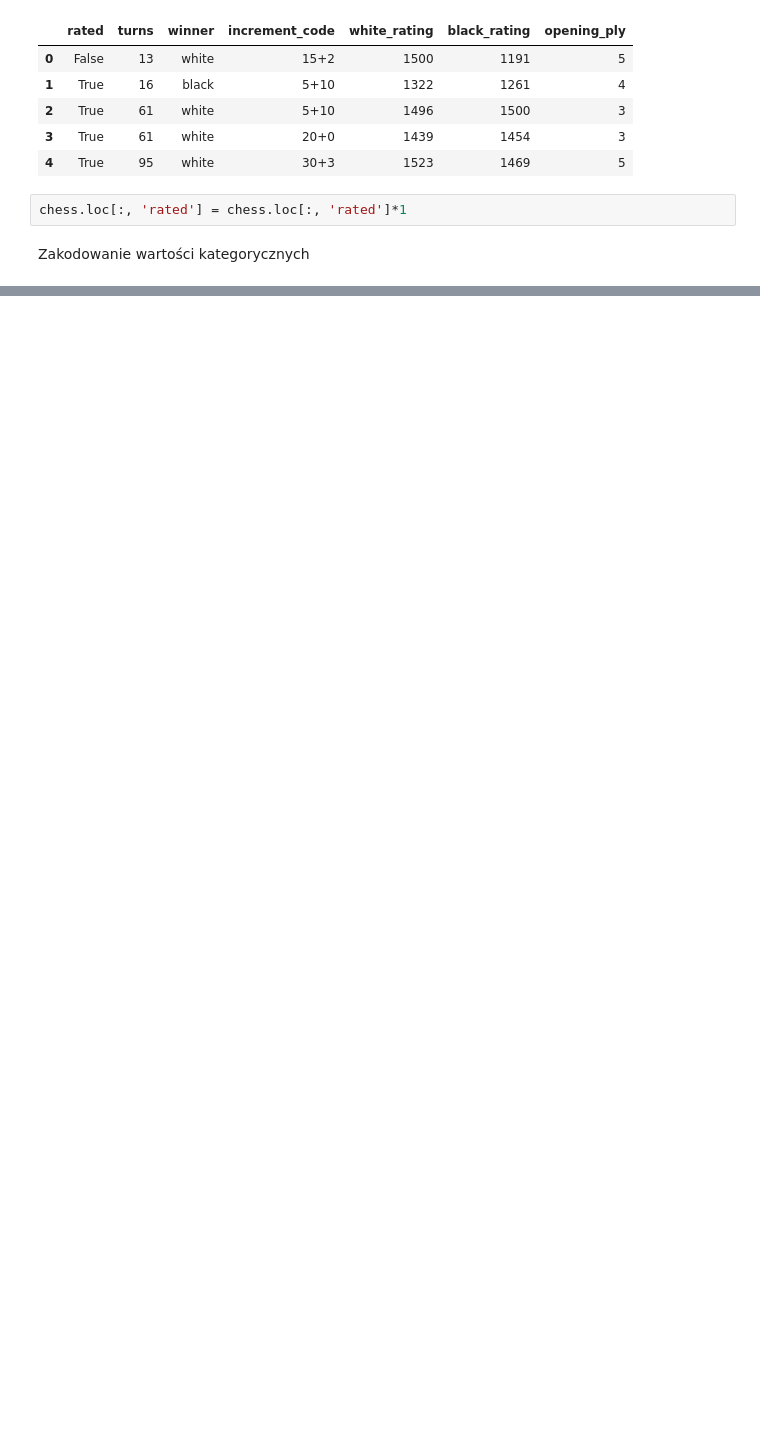
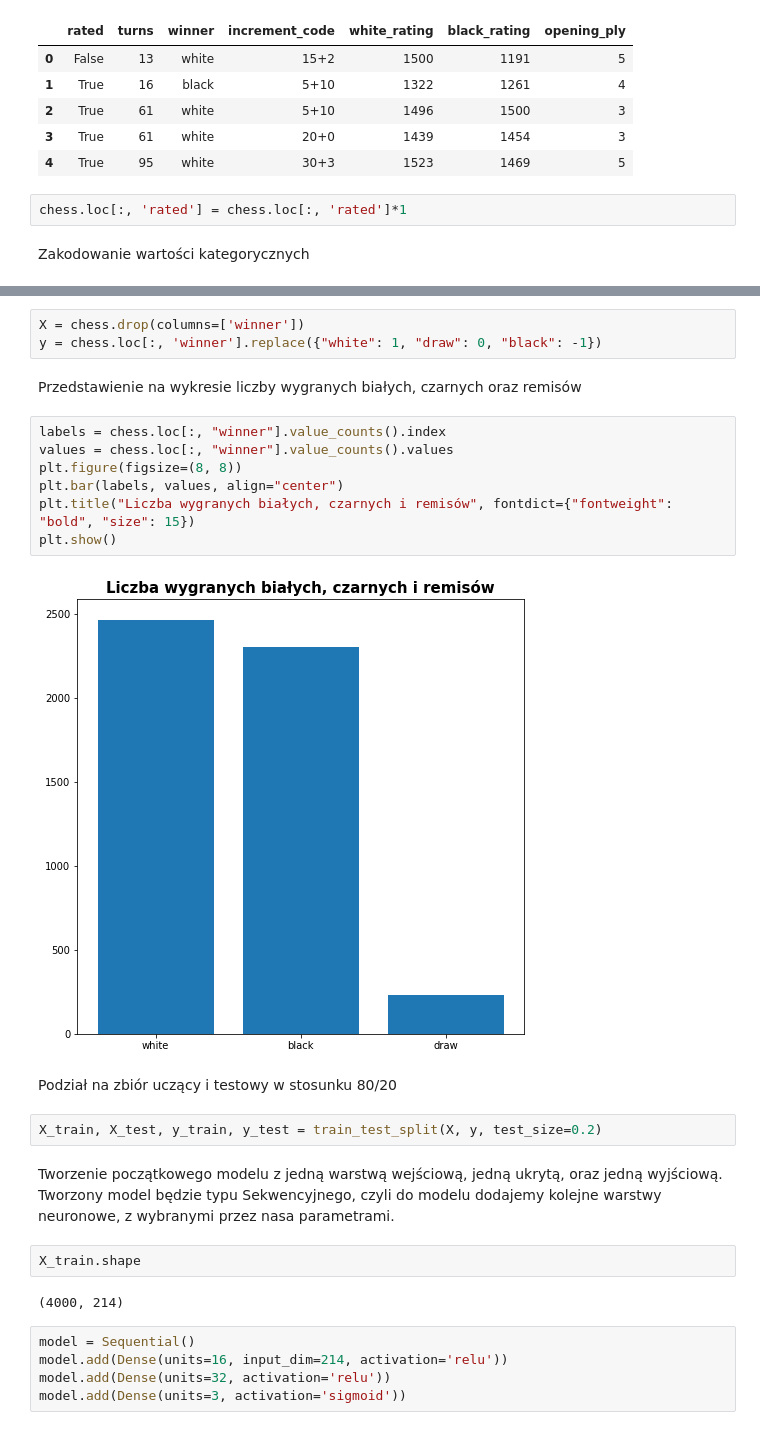
Before and after one commit to sebastiansukiennik01/NeuralNetworksProject, a Jupyter notebook: neuralNetworks.ipynb, the cells around one changed output, grey strips where cells are left out. Cells and saved outputs as stored; diff of their text form; blank space fills up the shorter version.

```diff
--- a/neuralNetworks.ipynb
+++ b/neuralNetworks.ipynb
@@ -66,0 +78,29 @@ memory usage: 78.2 KB
+# %%
+X = chess.drop(columns=['winner'])
+y = chess.loc[:, 'winner'].replace({"white": 1, "draw": 0, "black": -1})
+# %% [markdown]
+Przedstawienie na wykresie liczby wygranych białych, czarnych oraz remisów
+# %%
+labels = chess.loc[:, "winner"].value_counts().index
+values = chess.loc[:, "winner"].value_counts().values
+plt.figure(figsize=(8, 8))
+plt.bar(labels, values, align="center")
+plt.title("Liczba wygranych białych, czarnych i remisów", fontdict={"fontweight": "bold", "size": 15})
+plt.show()
+# %% [output]
+[figure, added]
+# %% [markdown]
+Podział na zbiór uczący i testowy w stosunku 80/20
+# %%
+X_train, X_test, y_train, y_test = train_test_split(X, y, test_size=0.2)
+# %% [markdown]
+Tworzenie początkowego modelu z jedną warstwą wejściową, jedną ukrytą, oraz jedną wyjściową. Tworzony model będzie typu Sekwencyjnego, czyli do modelu dodajemy kolejne warstwy neuronowe, z wybranymi przez nasa parametrami.
+# %%
+X_train.shape
+# %% [output]
+(4000, 214)
+# %%
+model = Sequential()
+model.add(Dense(units=16, input_dim=214, activation='relu'))
+model.add(Dense(units=32, activation='relu'))
+model.add(Dense(units=3, activation='sigmoid'))
```
Also changed, not shown: parts of 20 cells of this notebook.
